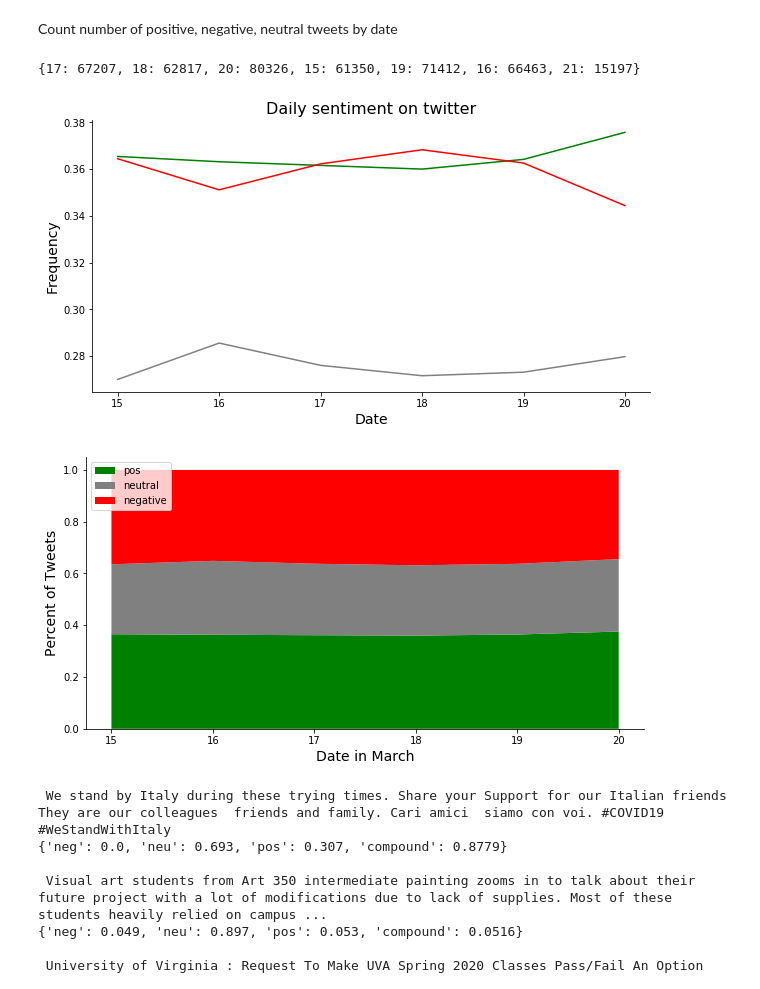
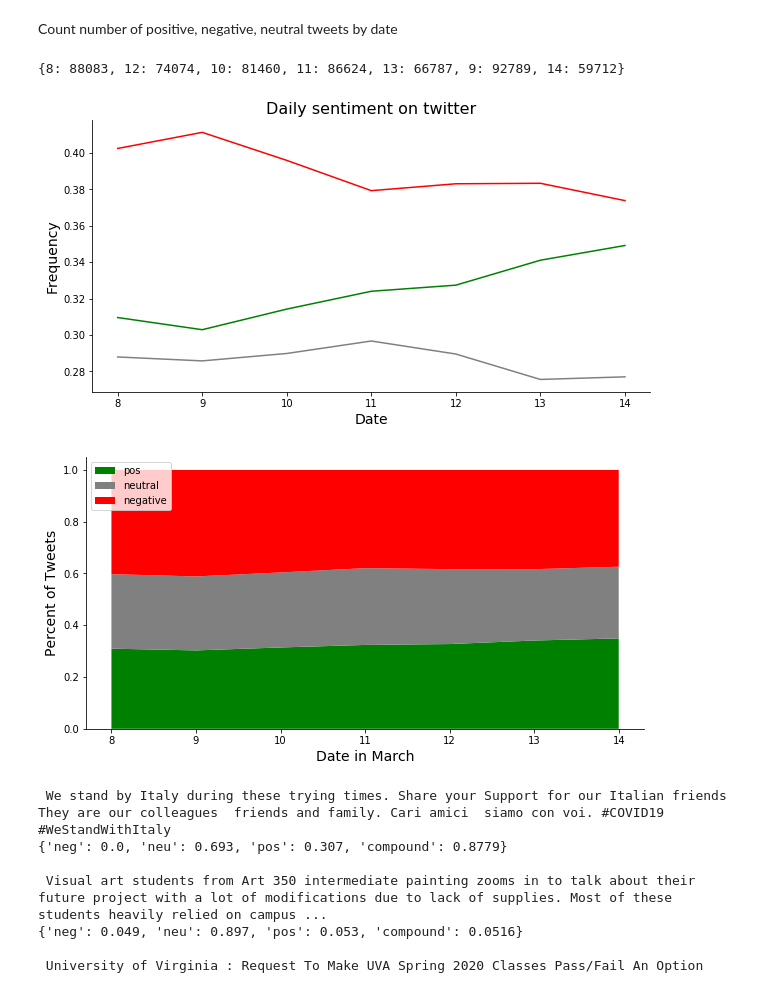
Before and after one commit to mashabelyi/Twitter-Covid-Response, a Jupyter notebook: notebooks/COVID-EDA.ipynb, the cells around one changed output. Cells and saved outputs as stored; diff of their text form; code cells hidden in the pictures.

```diff
--- a/notebooks/COVID-EDA.ipynb
+++ b/notebooks/COVID-EDA.ipynb
@@ -14,8 +14,8 @@ print(os.getcwd())
 # %% [output]
 /Users/mashabelyi/UCBerkeley/courses/Spring_2020/InfoViz/project/notebooks
 # %%
-# tweets = pd.read_csv('../tweets.0322-0331.csv', error_bad_lines=False, index_col=False)
-tweets = pd.read_csv('../tweets.csv', error_bad_lines=False, index_col=False)
+tweets = pd.read_csv('../data/tweets.0308-0314.csv', error_bad_lines=False, index_col=False)
+# tweets = pd.read_csv('../scripts/tweets.0301-0331.usa.csv', error_bad_lines=False, index_col=False)
 print(tweets.shape)
 tweets.head()
 # %% [output]
@@ -206,27 +206,28 @@ for idx, row in tweets[~tweets.text.isnull()].iterrows():
 totals = {d:sum(sentiment_by_day[d].values()) for d in sentiment_by_day}
 totals
 # %% [output]
-{17: 67207, 18: 62817, 20: 80326, 15: 61350, 19: 71412, 16: 66463, 21: 15197}
+{8: 88083, 12: 74074, 10: 81460, 11: 86624, 13: 66787, 9: 92789, 14: 59712}
 # %%
-dates = [15,16,17,18,19,20]
+# dates = [15,16,17,18,19,20]
+dates = sorted(sentiment_by_day.keys())
 pos = [1.0*sentiment_by_day[d]['positive']/totals[d] for d in dates]
 neg = [1.0*sentiment_by_day[d]['negatvie']/totals[d] for d in dates]
 neu = [1.0*sentiment_by_day[d]['neutral']/totals[d] for d in dates]
 
 fig, ax = plt.subplots(1, 1, figsize=(10,5))
 ax.spines['right'].set_visible(False)
 ax.spines['top'].set_visible(False)
 ax.set_xlabel('Date', fontsize=14)
 ax.set_ylabel('Frequency', fontsize=14)
 ax.set_title('Daily sentiment on twitter', fontsize=16)
 
 plt.plot(dates, pos, 'g')
 plt.plot(dates, neg, 'r')
 plt.plot(dates, neu, 'grey')
 
 plt.show()
 # %% [output]
-[figure, old version]
+[figure, new version]
 # %%
 import seaborn as sns
 fig, ax = plt.subplots(1, 1, figsize=(10,5))
@@ -239,7 +240,7 @@ ax.set_xlabel('Date in March', fontsize=14)
 ax.set_ylabel('Percent of Tweets', fontsize=14)
 plt.show()
 # %% [output]
-[figure, old version]
+[figure, new version]
 # %%
 tweet_text = tweets.text.values
 for i in range(10):
```
Also changed, not shown: parts of 23 cells of this notebook, 15 other files.
